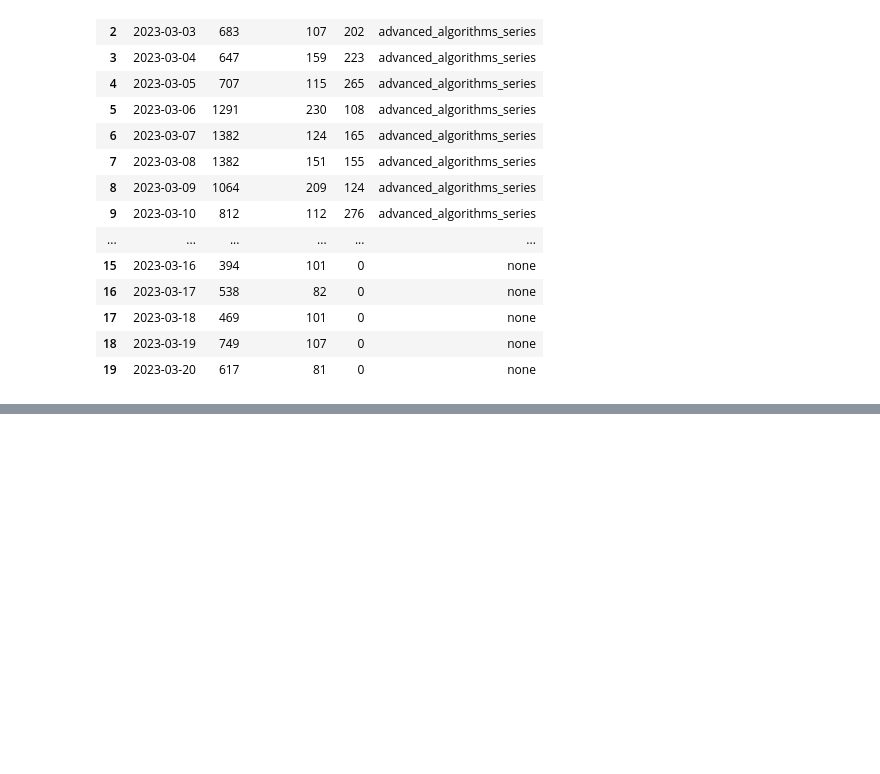
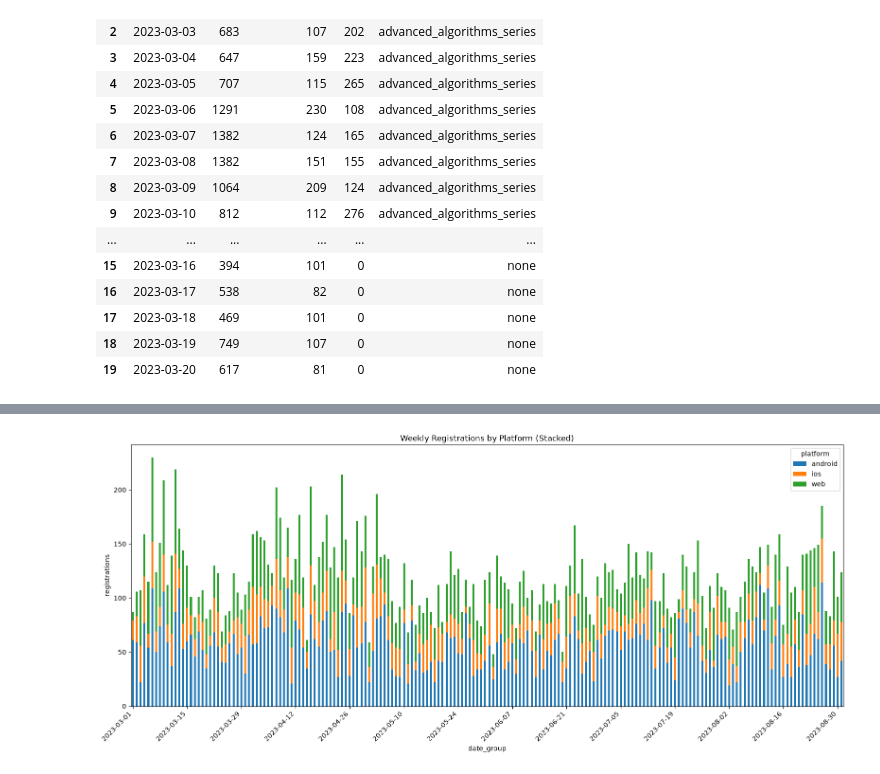
Before and after one commit to lenaromashkova/data-analytics-project-100, a Jupyter notebook: solution.ipynb, the cells around one changed output, grey strips where cells are left out. Saved outputs shown, nothing was run; the diff lists cells and outputs as text; code cells hidden in the pictures; blank space fills up the shorter version.

```diff
--- a/solution.ipynb
+++ b/solution.ipynb
@@ -361,0 +501,50 @@ ads_result.to_json('ads.json')
+# %%
+# Итоговые регистрации с разбивкой по платформам
+
+registrations_by_platform = (
+    conversion
+    .pivot_table(
+        index='date_group',
+        columns='platform',
+        values='registrations',
+        aggfunc='sum',
+        fill_value=0
+    )
+    .reset_index()
+)
+
+registrations_by_platform['date_group'] = (
+    registrations_by_platform['date_group']
+    .dt.strftime('%Y-%m-%d')
+)
+
+registrations_by_platform.plot(
+    x='date_group',
+    y=['android', 'ios', 'web'],
+    kind='bar',
+    stacked=True,
+    figsize=(16, 7)
+)
+
+plt.title('Weekly Registrations by Platform (Stacked)')
+plt.xlabel('date_group')
+plt.ylabel('registrations')
+plt.legend(title='platform')
+
+ax = plt.gca()
+
+step = 14
+ticks = range(0, len(registrations_by_platform), step)
+
+ax.set_xticks(ticks)
+ax.set_xticklabels(
+    registrations_by_platform['date_group'].iloc[::step],
+    rotation=45,
+    ha='right'
+)
+
+plt.tight_layout()
+plt.savefig('./charts/registrations_by_platform.png')
+plt.show()
+# %% [output]
+[figure, added]
```
Also changed, not shown: parts of 10 cells of this notebook.
